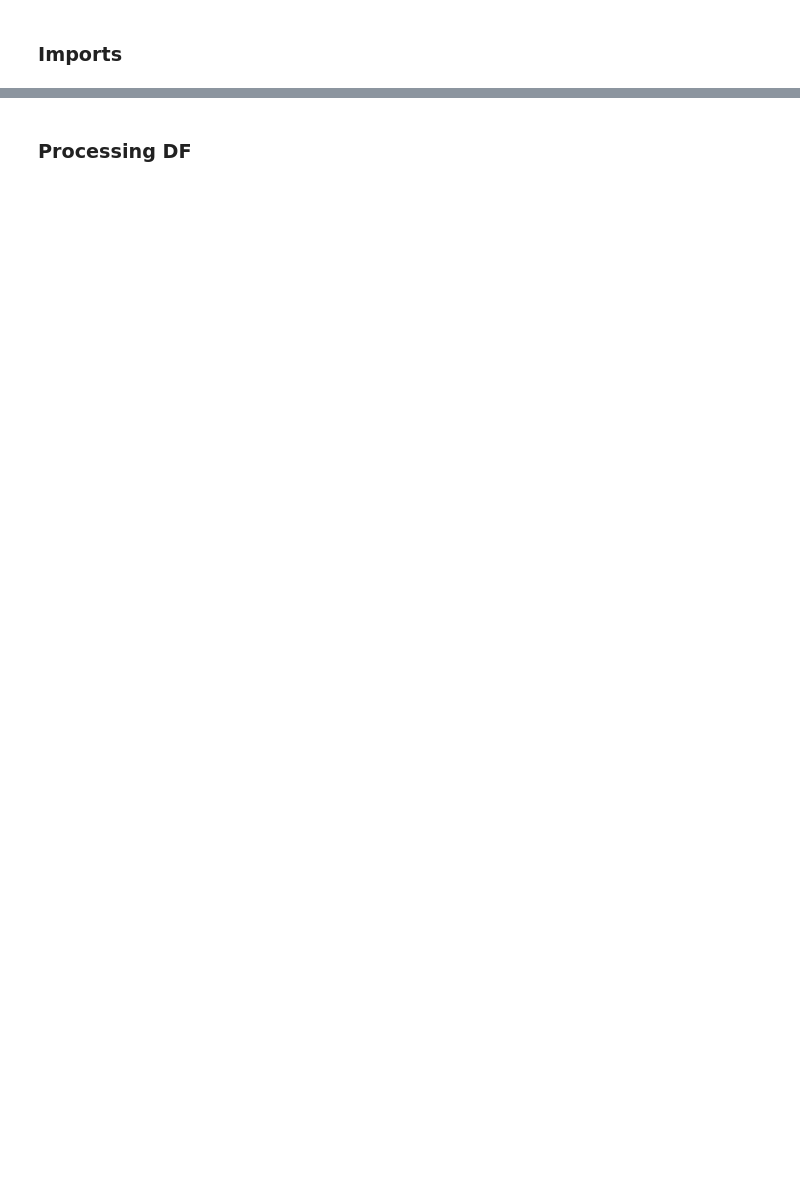
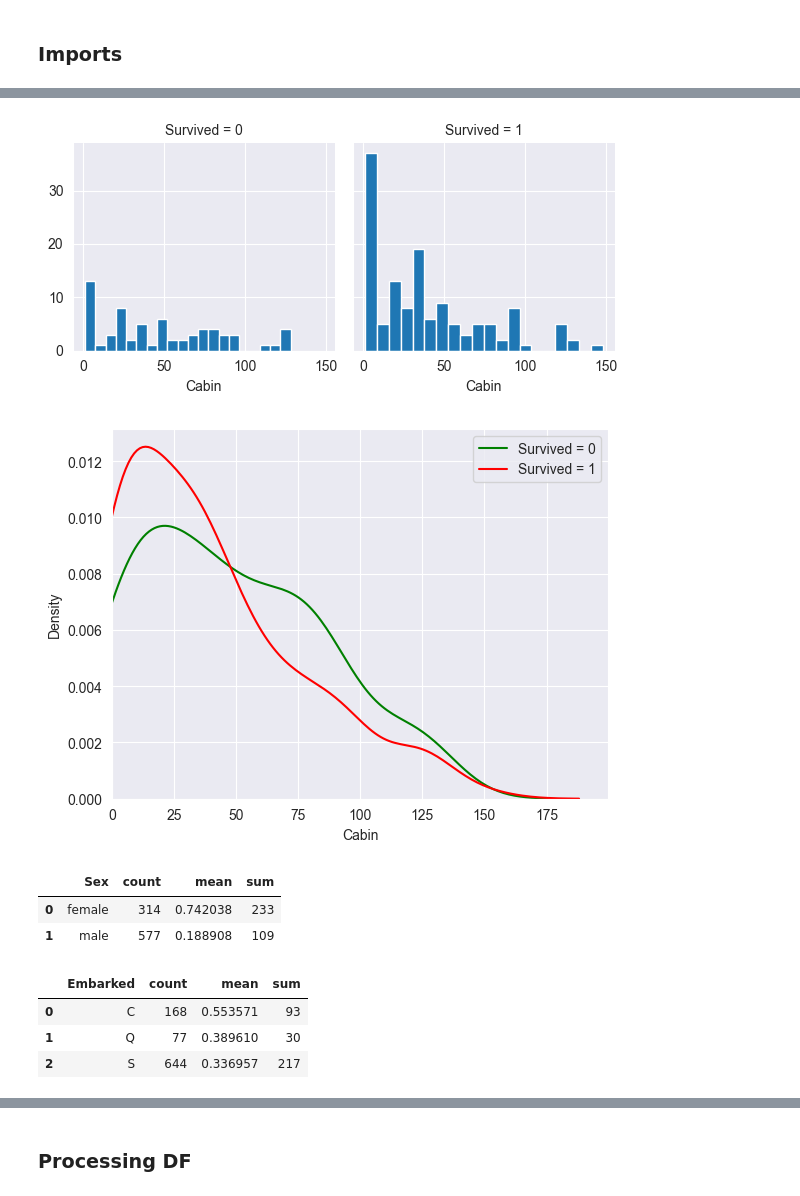
Before and after one commit to ZuoLoL21/KaggleSubmissions, a Jupyter notebook: projects/titanic_survivors/titanic_survivors.ipynb, the cells around one changed output, grey strips where cells are left out. Cells and saved outputs as stored; diff of their text form; code cells hidden in the pictures; blank space fills up the shorter version.

Commit message:
Refactor + more data analysis

```diff
--- a/projects/titanic_survivors/titanic_survivors.ipynb
+++ b/projects/titanic_survivors/titanic_survivors.ipynb
@@ -15,0 +21,11 @@ import pickle
+# %%
+def apply_regex(regex):
+	p = re.compile(regex)
+
+	def matcher(x):
+		if pd.isna(x):
+			return None
+		match = p.search(str(x))  # Convert to string
+		return match.group(1) if match else None
+
+	return matcher
@@ -15,0 +72,2 @@ import pickle
+# %%
+df_to_analyse: pd.DataFrame = pd.read_csv("./inputs/train.csv")
@@ -15,0 +97,23 @@ import pickle
+# %%
+tmp_df = pd.DataFrame(df_to_analyse["Cabin"].apply(apply_regex('([1-9]+)')), columns=["Cabin"])
+tmp_df["Survived"] = df_to_analyse["Survived"]
+tmp_df.dropna(subset=["Cabin"], inplace=True)
+
+summarize_continuous_columns_wrt_target(tmp_df.astype(int), 'Cabin', 'Survived')
+show_distribution(tmp_df.astype(int), "Cabin", "Survived")
+# %% [output]
+[figure, added]
+[figure, added]
+# %%
+summarize_categorical_columns_wrt_target(df_to_analyse, 'Sex', 'Survived')
+# %% [output]
+|  | Sex | count | mean | sum |
+| 0 | female | 314 | 0.742038 | 233 |
+| 1 | male | 577 | 0.188908 | 109 |
+# %%
+summarize_categorical_columns_wrt_target(df_to_analyse, 'Embarked', 'Survived')
+# %% [output]
+|  | Embarked | count | mean | sum |
+| 0 | C | 168 | 0.553571 | 93 |
+| 1 | Q | 77 | 0.389610 | 30 |
+| 2 | S | 644 | 0.336957 | 217 |
```
Also changed, not shown: parts of 25 cells of this notebook, 4 other files.
